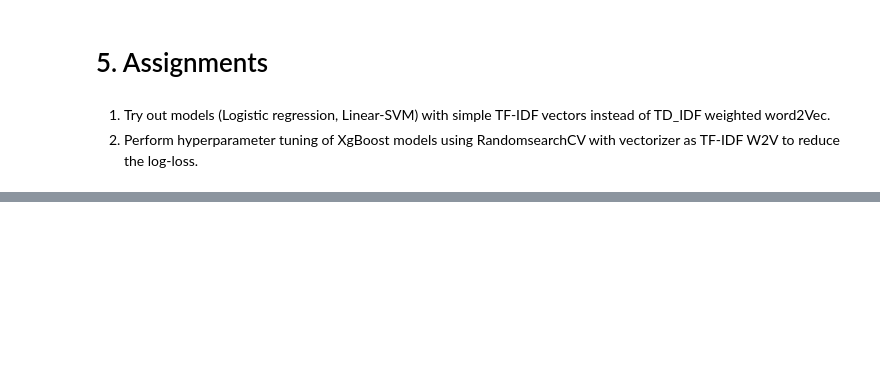
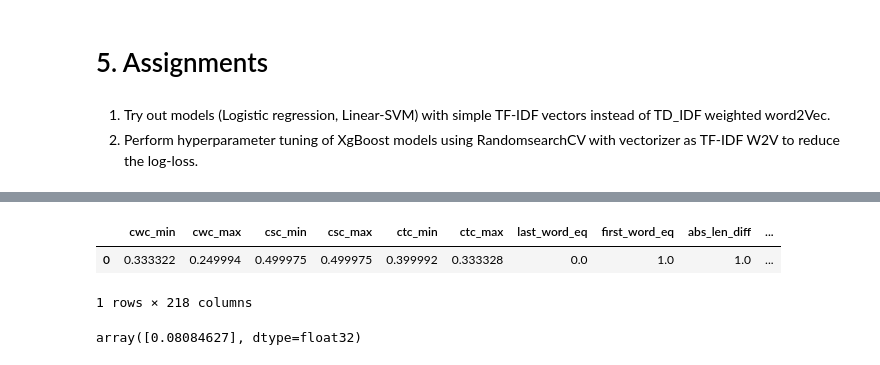
Before and after one commit to sandynigs/Quora_QuesPair_Similarity, a Jupyter notebook: 4_ML_models.ipynb, the cells around one changed output, grey strips where cells are left out. Drawn from its saved outputs; the diff is of its cells as text; code cells hidden in the pictures; blank space fills up the shorter version.

```diff
--- a/4_ML_models.ipynb
+++ b/4_ML_models.ipynb
@@ -445,0 +611,14 @@ Total number of data points : 30000
+# %%
+test = test.tolist()
+# %%
+lst = [test]
+# %%
+col_names = list(X_test.columns)
+# %%
+df = pd.DataFrame(lst, columns=col_names)
+# %%
+df
+# %% [output]
+|  | cwc_min | cwc_max | csc_min | csc_max | ctc_min | ctc_max | last_word_eq | first_word_eq | abs_len_diff | ... |
+| 0 | 0.333322 | 0.249994 | 0.499975 | 0.499975 | 0.399992 | 0.333328 | 0.0 | 1.0 | 1.0 | ... |
+1 rows × 218 columns
@@ -445,0 +627,4 @@ Total number of data points : 30000
+# %%
+bst.predict(temp)
+# %% [output]
+array([0.08084627], dtype=float32)
```
Also changed, not shown: parts of 26 cells of this notebook.
